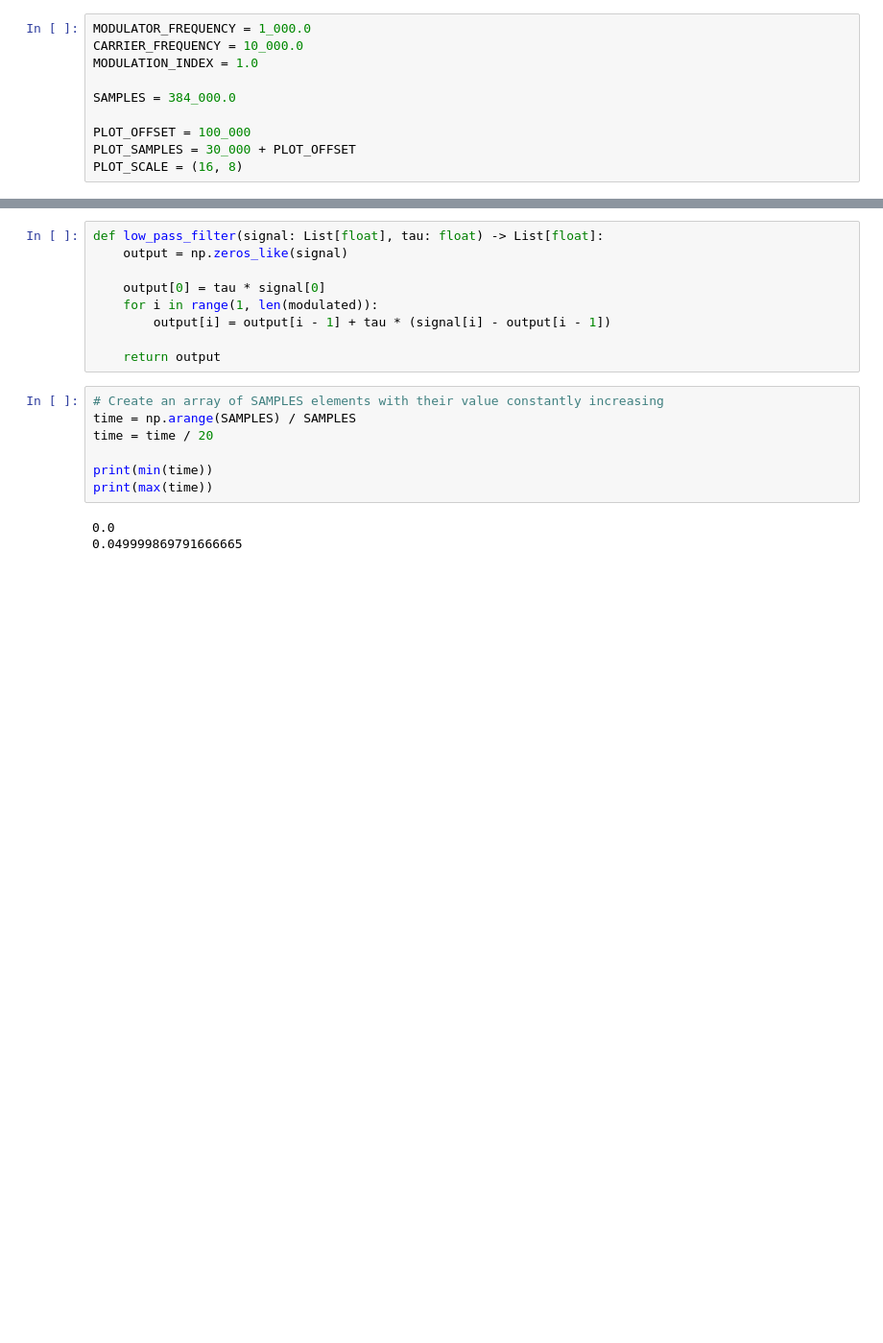
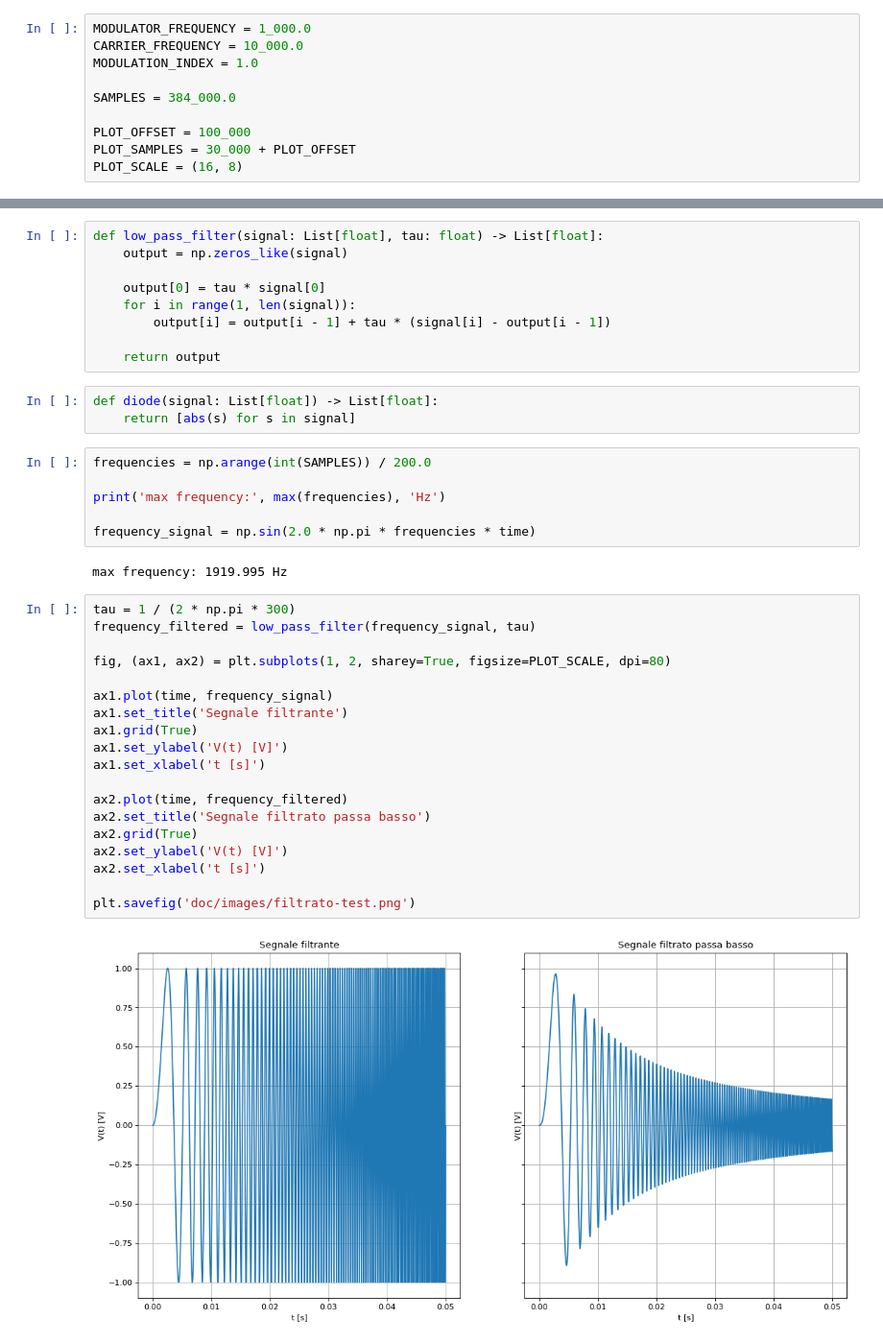
Before and after one commit to asdrubalini/fm-demodulator-dsp, a Jupyter notebook: fm_demodulator.ipynb, the cells around one changed output, grey strips where cells are left out. Shown at 96% size. Saved outputs shown, nothing was run; the diff lists cells and outputs as text; blank space fills up the shorter version.

```diff
--- a/fm_demodulator.ipynb
+++ b/fm_demodulator.ipynb
@@ -17,20 +25,42 @@ def low_pass_filter(signal: List[float], tau: float) -> List[float]:
     output = np.zeros_like(signal)
 
     output[0] = tau * signal[0]
-    for i in range(1, len(modulated)):
+    for i in range(1, len(signal)):
         output[i] = output[i - 1] + tau * (signal[i] - output[i - 1])
 
     return output
+# %%
+def diode(signal: List[float]) -> List[float]:
+    return [abs(s) for s in signal]
 # %%
-# Create an array of SAMPLES elements with their value constantly increasing
-time = np.arange(SAMPLES) / SAMPLES
-time = time / 20
+frequencies = np.arange(int(SAMPLES)) / 200.0
 
-print(min(time))
-print(max(time))
+print('max frequency:', max(frequencies), 'Hz')
+
+frequency_signal = np.sin(2.0 * np.pi * frequencies * time)
 # %% [output]
-0.0
-0.049999869791666665
+max frequency: 1919.995 Hz
+# %%
+tau = 1 / (2 * np.pi * 300)
+frequency_filtered = low_pass_filter(frequency_signal, tau)
+
+fig, (ax1, ax2) = plt.subplots(1, 2, sharey=True, figsize=PLOT_SCALE, dpi=80)
+
+ax1.plot(time, frequency_signal)
+ax1.set_title('Segnale filtrante')
+ax1.grid(True)
+ax1.set_ylabel('V(t) [V]')
+ax1.set_xlabel('t [s]')
+
+ax2.plot(time, frequency_filtered)
+ax2.set_title('Segnale filtrato passa basso')
+ax2.grid(True)
+ax2.set_ylabel('V(t) [V]')
+ax2.set_xlabel('t [s]')
+
+plt.savefig('doc/images/filtrato-test.png')
+# %% [output]
+[figure, added]
 # %%
 # Modulator signal
 modulator = np.sin(2.0 * np.pi * MODULATOR_FREQUENCY * time) * MODULATION_INDEX
```
Also changed, not shown: parts of 8 cells of this notebook, 17 other files.
